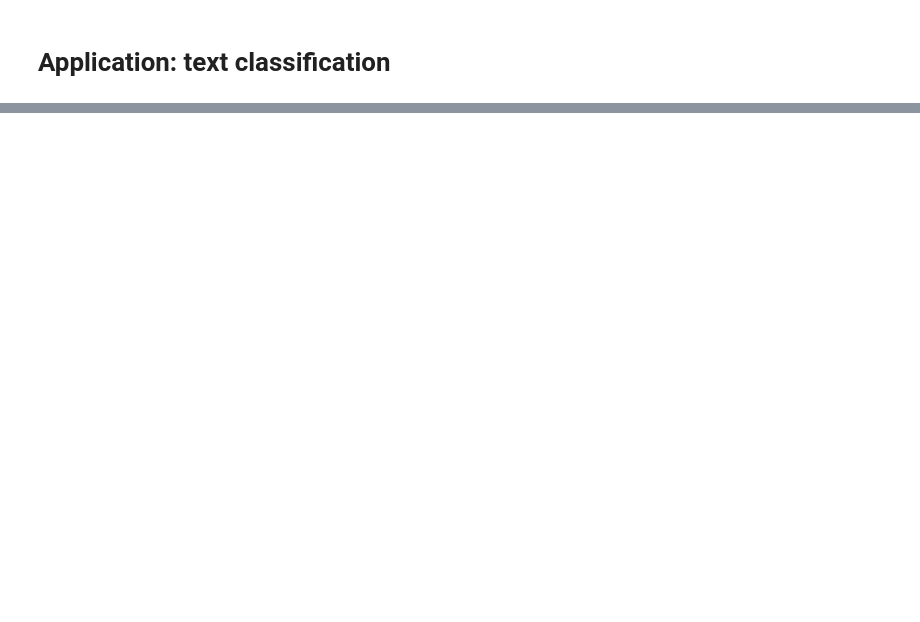
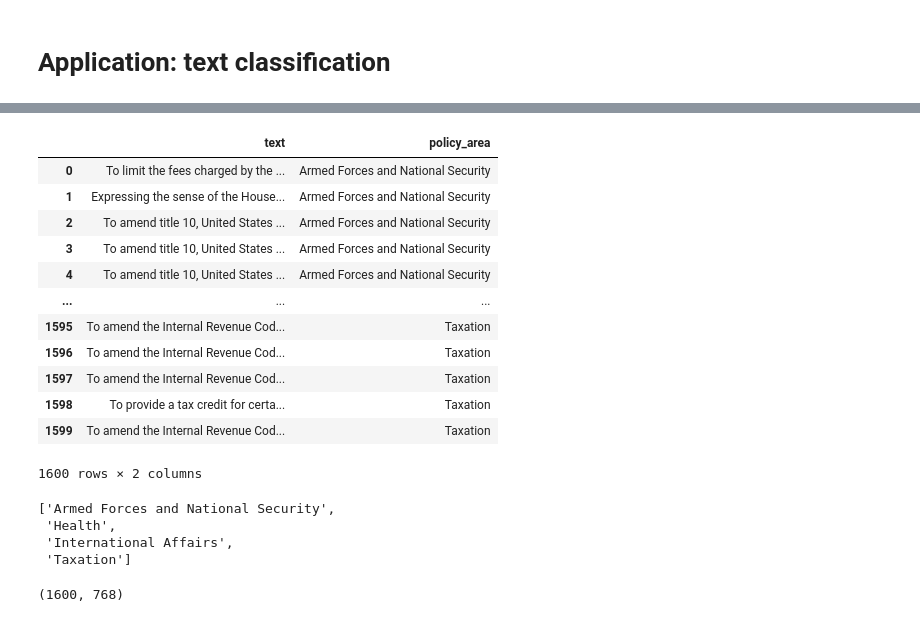
Before and after one commit to denisejroth/bags-vectors-transformers, a Jupyter notebook: SentenceTransformers/notebooks/1_sent_transf_exercises.ipynb, the cells around one changed output, grey strips where cells are left out. Cells and saved outputs as stored; diff of their text form; code cells hidden in the pictures; blank space fills up the shorter version.

```diff
--- a/SentenceTransformers/notebooks/1_sent_transf_exercises.ipynb
+++ b/SentenceTransformers/notebooks/1_sent_transf_exercises.ipynb
@@ -257,7 +432,37 @@ df
+# %%
+# load the dataset from GitHub
+url = 'https://raw.githubusercontent.com/denisejroth/bags-vectors-transformers/main/SentenceTransformers/notebooks/bills.csv'
+df = pd.read_csv(url)
+df
+# %% [output]
+|  | text | policy_area |
+| 0 | To limit the fees charged by the ... | Armed Forces and National Security |
+| 1 | Expressing the sense of the House... | Armed Forces and National Security |
+| 2 | To amend title 10, United States ... | Armed Forces and National Security |
+| 3 | To amend title 10, United States ... | Armed Forces and National Security |
+| 4 | To amend title 10, United States ... | Armed Forces and National Security |
+| ... | ... | ... |
+| 1595 | To amend the Internal Revenue Cod... | Taxation |
+| 1596 | To amend the Internal Revenue Cod... | Taxation |
+| 1597 | To amend the Internal Revenue Cod... | Taxation |
+| 1598 | To provide a tax credit for certa... | Taxation |
+| 1599 | To amend the Internal Revenue Cod... | Taxation |
+1600 rows × 2 columns
+# %%
+# store the policy_area labels as categories
+categories = sorted(df['policy_area'].unique())
+categories
+# %% [output]
+['Armed Forces and National Security',
+ 'Health',
+ 'International Affairs',
+ 'Taxation']
 # %%
 # embed the text column
 embeddings = model.encode(df['text'].to_list(), batch_size=32, show_progress_bar=True)
 embeddings.shape
+# %% [output]
+(1600, 768)
 # %%
 df['emb'] = list(embeddings)
 df
```
Also changed, not shown: parts of 81 cells of this notebook.
